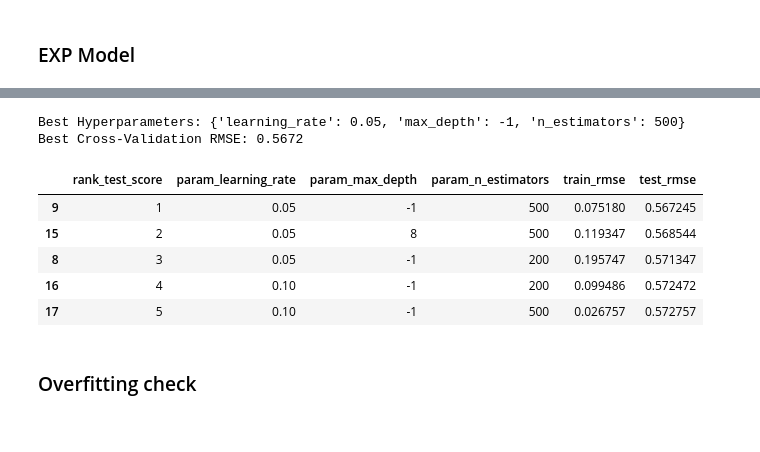
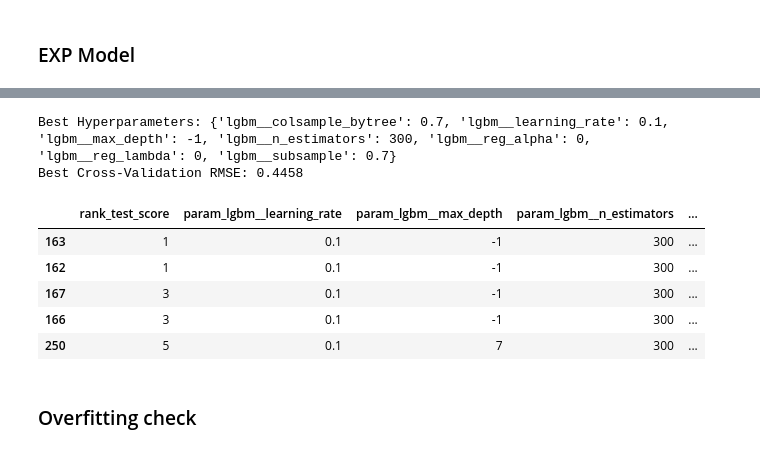
Before and after one commit to Four-Q/Band-gap-predict, a Jupyter notebook: SingleModels/LightGBM/3.1.5HyperParameterSearch.ipynb, the cells around one changed output, grey strips where cells are left out. Saved outputs shown, nothing was run; the diff lists cells and outputs as text; code cells hidden in the pictures.

```diff
--- a/SingleModels/LightGBM/3.1.5HyperParameterSearch.ipynb
+++ b/SingleModels/LightGBM/3.1.5HyperParameterSearch.ipynb
@@ -217,13 +239,13 @@ lgbm_pipe = Pipeline([
 # define the parameter grid for the LightGBM model(total 1728 combinations)
 # n_iter=48, runtime=
 param_grid = {
-    'lgbm__n_estimators': [200, 300, 500],
+    'lgbm__n_estimators': [200, 300],
     'lgbm__max_depth': [-1, 5, 7, 9],
-    'lgbm__learning_rate': [0.05, 0.1, 0.2, 0.3],
-    # 'lgbm__reg_alpha': [0, 0.1, 0.3],
-    # 'lgbm__reg_lambda': [0, 0.1, 0.3],
-    # 'lgbm__subsample': [0.7, 1.0],
-    # 'lgbm__colsample_bytree': [0.7, 1.0]
+    'lgbm__learning_rate': [0.05, 0.1, 0.2, 0.25, 0.3],
+    'lgbm__reg_alpha': [0, 0.1, 0.3],
+    'lgbm__reg_lambda': [0, 0.1, 0.3],
+    'lgbm__subsample': [0.7, 1.0],
+    'lgbm__colsample_bytree': [0.7, 1.0]
 }
 # create a KFold object for cross-validation
 kf = KFold(n_splits=5, shuffle=True, random_state=RANDOM_SEED)
@@ -242,33 +284,34 @@ grid_search.fit(exp_train_X, exp_train_y)
 # %%
 # get the best hyperparameters
 best_params = grid_search.best_params_
 print(f"Best Hyperparameters: {best_params}")
 best_score = np.sqrt(-grid_search.best_score_)
 print(f"Best Cross-Validation RMSE: {best_score:.4f}")
 
 # create a DataFrame to store the results
 results = pd.DataFrame(grid_search.cv_results_)
 results['test_rmse'] = np.sqrt(-results['mean_test_score'])
 results['train_rmse'] = np.sqrt(-results['mean_train_score'])
 # sort the results by test RMSE
 results_sorted = results.sort_values('test_rmse')
-results_sorted = results_sorted[['rank_test_score', 'param_lgbm__learning_rate',
-                                 'param_lgbm__max_depth', 'param_lgbm__n_estimators', 'train_rmse', 'test_rmse']]
+results_sorted = results_sorted[['rank_test_score', 'param_lgbm__learning_rate', 'param_lgbm__max_depth',
+                                 'param_lgbm__n_estimators', 'param_lgbm__subsample', 'param_lgbm__colsample_bytree',
+                                 'param_lgbm__reg_alpha', 'param_lgbm__reg_lambda', 'train_rmse', 'test_rmse']]
 
 # save the results to a csv file
 hp_path = os.path.join(current_path, 'hp_search')
 os.makedirs(hp_path, exist_ok=True)
 results_sorted.to_csv(os.path.join(hp_path, 'exp_hp_results.csv'), index=False)
 results_sorted.head()
 # %% [output]
-Best Hyperparameters: {'learning_rate': 0.05, 'max_depth': -1, 'n_estimators': 500}
-Best Cross-Validation RMSE: 0.5672
+Best Hyperparameters: {'lgbm__colsample_bytree': 0.7, 'lgbm__learning_rate': 0.1, 'lgbm__max_depth': -1, 'lgbm__n_estimators': 300, 'lgbm__reg_alpha': 0, 'lgbm__reg_lambda': 0, 'lgbm__subsample': 0.7}
+Best Cross-Validation RMSE: 0.4458
-|  | rank_test_score | param_learning_rate | param_max_depth | param_n_estimators | train_rmse | test_rmse |
-| 9 | 1 | 0.05 | -1 | 500 | 0.075180 | 0.567245 |
-| 15 | 2 | 0.05 | 8 | 500 | 0.119347 | 0.568544 |
-| 8 | 3 | 0.05 | -1 | 200 | 0.195747 | 0.571347 |
-| 16 | 4 | 0.10 | -1 | 200 | 0.099486 | 0.572472 |
-| 17 | 5 | 0.10 | -1 | 500 | 0.026757 | 0.572757 |
+|  | rank_test_score | param_lgbm__learning_rate | param_lgbm__max_depth | param_lgbm__n_estimators | ... |
+| 163 | 1 | 0.1 | -1 | 300 | ... |
+| 162 | 1 | 0.1 | -1 | 300 | ... |
+| 167 | 3 | 0.1 | -1 | 300 | ... |
+| 166 | 3 | 0.1 | -1 | 300 | ... |
+| 250 | 5 | 0.1 | 7 | 300 | ... |
 # %% [markdown]
 ### Overfitting check
 # %%
```
Also changed, not shown: parts of 8 cells of this notebook.
